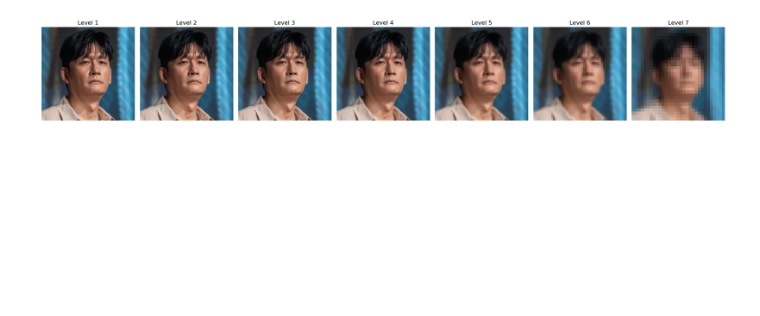
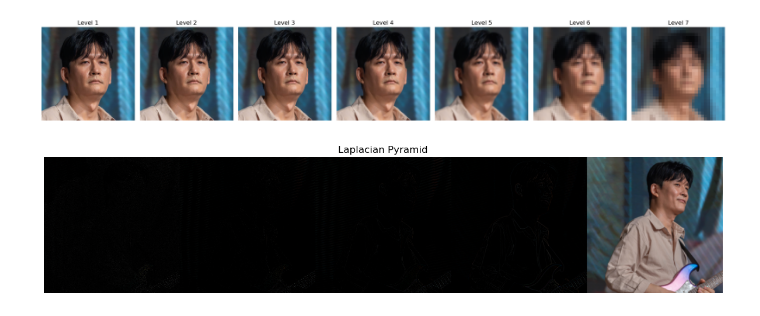
Before and after one commit to loquemedalagana/computer_vision_study1, a Jupyter notebook: pyramid.ipynb, the cells around one changed output. Drawn from its saved outputs; the diff is of its cells as text; code cells hidden in the pictures; blank space fills up the shorter version.

Commit message:
- learn laplacian pyramid

```diff
--- a/pyramid.ipynb
+++ b/pyramid.ipynb
@@ -26,3 +26,54 @@ plt.tight_layout()
 plt.show()
 # %% [output]
 [figure]
+# %%
+import matplotlib.pyplot as plt
+import cv2
+
+image = cv2.imread('images/_X1A0499-square.jpg', cv2.IMREAD_COLOR)
+image_rgb = cv2.cvtColor(image, cv2.COLOR_BGR2RGB)
+
+def gaussian_pyramid(img, levels):
+    pyramid = [img]
+    for i in range(levels - 1):
+        img = cv2.pyrDown(img)
+        pyramid.append(img)
+    return pyramid
+
+def laplacian_pyramid(g_pyramid):
+    laplacian = []
+    for i in range(len(g_pyramid) - 1):
+        next_level = cv2.pyrUp(g_pyramid[i + 1])
+
+        if next_level.shape[0] > g_pyramid[i].shape[0]:
+            next_level = next_level[:-1, :, :]
+
+        if next_level.shape[1] > g_pyramid[i].shape[1]:
+            next_level = next_level[:-1, :, :]
+
+        lap = cv2.subtract(g_pyramid[i], next_level)
+        laplacian.append(lap)
+
+    laplacian.append(g_pyramid[-1])
+    return laplacian
+
+levels = 5
+g_pyramid = gaussian_pyramid(image_rgb, levels)
+l_pyramid = laplacian_pyramid(g_pyramid)
+
+min_height = min([img.shape[0] for img in l_pyramid])
+concatenated_laplace_horizontal = cv2.resize(l_pyramid[0], (int(l_pyramid[0].shape[1] * min_height / l_pyramid[0].shape[0]), min_height))
+
+fig, ax = plt.subplots(figsize=(15, 6))
+
+for idx, img  in enumerate(l_pyramid[1:], start=1):
+    resized_img = cv2.resize(img, (int(img.shape[1] * min_height / img.shape[0]), min_height))
+    concatenated_laplace_horizontal = cv2.hconcat([concatenated_laplace_horizontal, resized_img])
+
+ax.imshow(concatenated_laplace_horizontal, cmap='gray')
+ax.axis('off')
+
+plt.title('Laplacian Pyramid')
+plt.show()
+# %% [output]
+[figure, added]
```
